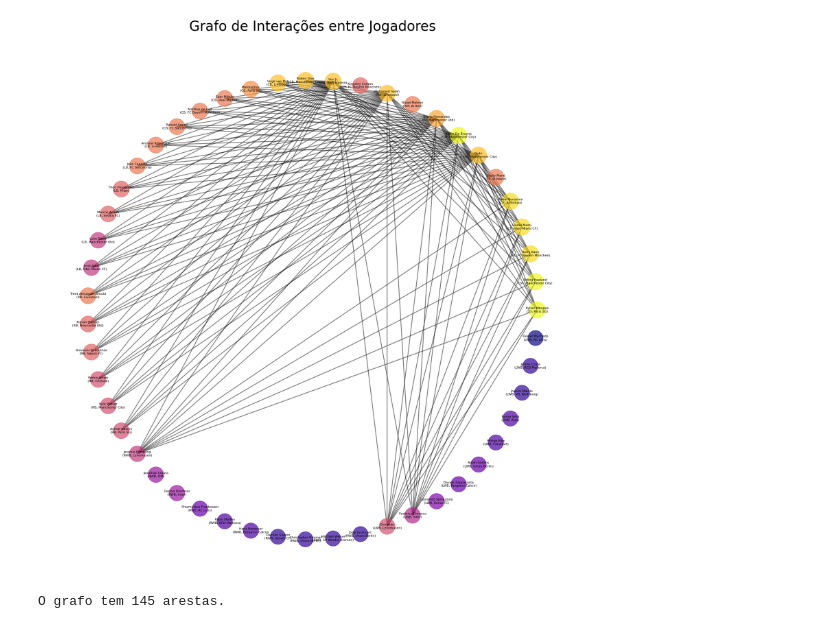
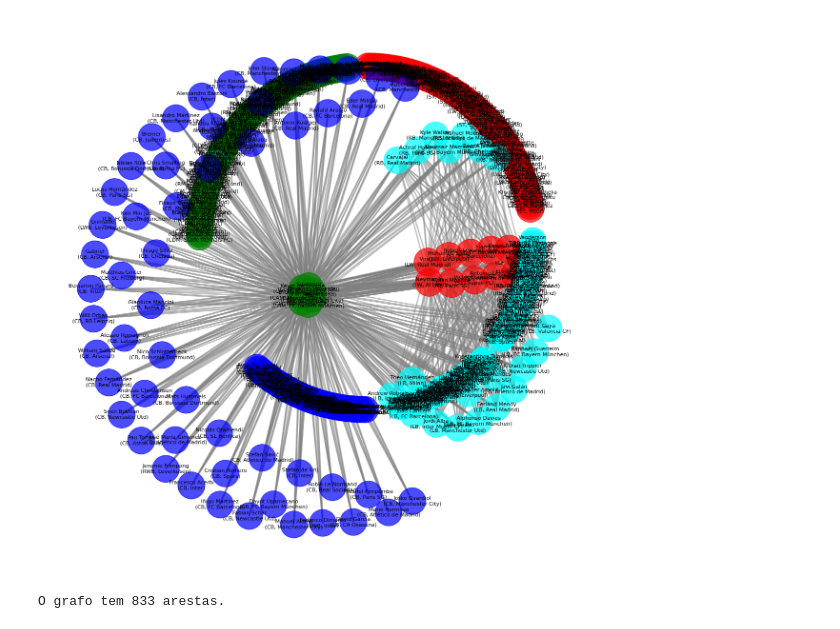
Before and after one commit to celzin/Mapeando-Rendimento-no-Futebol-Virtual, a Jupyter notebook: teste_grafo.ipynb, the cells around one changed output. Drawn from its saved outputs; the diff is of its cells as text; code cells hidden in the pictures.

```diff
--- a/teste_grafo.ipynb
+++ b/teste_grafo.ipynb
@@ -4,6 +4,7 @@ import pandas as pd
 import networkx as nx
 import matplotlib.pyplot as plt
 from collections import defaultdict
+import scipy.optimize
 
 # Carregar o arquivo CSV filtrado em um DataFrame
 filtered_csv_path = 'top_players_filtered.csv'
@@ -33,45 +34,54 @@ connection_policy = {
 }
 
 # Mapeamento das posições específicas para suas categorias
 position_to_category = {
-    'ST': 'Atacantes', 'CF': 'Atacantes', 'RF': 'Atacantes', 'RS': 'Atacantes', 'LF': 'Atacantes', 'LS': 'Atacantes',
-    'CDM': 'Meias', 'CM': 'Meias', 'CAM': 'Meias', 'ROM': 'Meias', 'RM': 'Meias', 'RWM': 'Meias', 'RW': 'Meias',
-    'LOM': 'Meias', 'LM': 'Meias', 'LWM': 'Meias', 'LW': 'Meias',
-    'CB': 'Zagueiros', 'LB': 'Zagueiros', 'RB': 'Zagueiros',
-    'RWB': 'Laterais', 'LWB': 'Laterais'
+    'ST': 'Atacantes', 'CF': 'Atacantes', 'LW': 'Atacantes', 'RW': 'Atacantes',
+    'CDM': 'Meias', 'CM': 'Meias', 'RM': 'Meias', 'LM': 'Meias', 'CAM': 'Meias',
+    'CB': 'Zagueiros', 'RWB': 'Zagueiros', 'LWB': 'Zagueiros',
+    'LB': 'Laterais', 'RB': 'Laterais',
 }
 
 # Adicionando arestas com base na política de conexões e thresholds
 for player1 in G.nodes():
     for player2 in G.nodes():
         if player1 != player2:  # Evita autoconexão
             player1_category = position_to_category[G.nodes[player1]['position']]
             player2_category = position_to_category[G.nodes[player2]['position']]
             if player2_category in connection_policy[player1_category]:  # Verifica compatibilidade de posição
                 if G.nodes[player1]['overall'] >= thresholds[player1_category] and G.nodes[player2]['overall'] >= thresholds[player2_category]:  # Verifica thresholds de 'Overall'
                     G.add_edge(player1, player2)  # Cria a aresta se ambas condições forem atendidas
 
+# Mapeando cada posição para uma cor
+position_colors = {
+    'Atacantes': 'red',
+    'Meias': 'green',
+    'Zagueiros': 'blue',
+    'Laterais': 'cyan'  # Alterei para ciano para melhor contraste
+}
+
+# Aplicando as cores de posição aos nós
+node_colors = [position_colors[position_to_category[G.nodes[node]['position']]] for node in G]
+
 # Configuração para a visualização do grafo
-plt.figure(figsize=(25, 25))
-pos = nx.circular_layout(G)  # ou nx.spring_layout(G)
+plt.figure(figsize=(15, 15))
+pos = nx.kamada_kawai_layout(G)
 
 # Desenhando os nós e arestas
-nx.draw_networkx_edges(G, pos, width=2, alpha=0.5, edge_color='black')
-node_size = [G.nodes[node]['overall'] * 20 for node in G]
-node_color = [G.nodes[node]['overall'] for node in G]
-nx.draw_networkx_nodes(G, pos, node_size=node_size, node_color=node_color, cmap=plt.cm.plasma, alpha=0.7)
+nx.draw_networkx_edges(G, pos, width=2, alpha=0.5, edge_color='grey')
+node_sizes = [G.nodes[node]['overall'] * 20 for node in G.nodes()]  # Ajustando o tamanho dos nós
+nx.draw_networkx_nodes(G, pos, node_size=node_sizes, node_color=node_colors, alpha=0.7)
 
 # Desenhando os rótulos (nome e clube)
 labels = {node: f"{node}\n({G.nodes[node]['position']}, {G.nodes[node]['club']})" for node in G.nodes()}
 nx.draw_networkx_labels(G, pos, labels=labels, font_size=8, font_color='black', verticalalignment='center')
 
-plt.title("Grafo de Interações entre Jogadores", size=35)
+# plt.title("Grafo de Interações entre Jogadores por Posição", size=35)
 plt.axis('off')
 plt.show()
 
 # Verifique se as arestas foram criadas
 print(f"O grafo tem {G.number_of_edges()} arestas.")
 # %% [output]
-[figure, old version]
+[figure, new version]
-O grafo tem 145 arestas.
+O grafo tem 833 arestas.
 # %%
```
Also changed, not shown: parts of 1 cell of this notebook, 4 other files.
